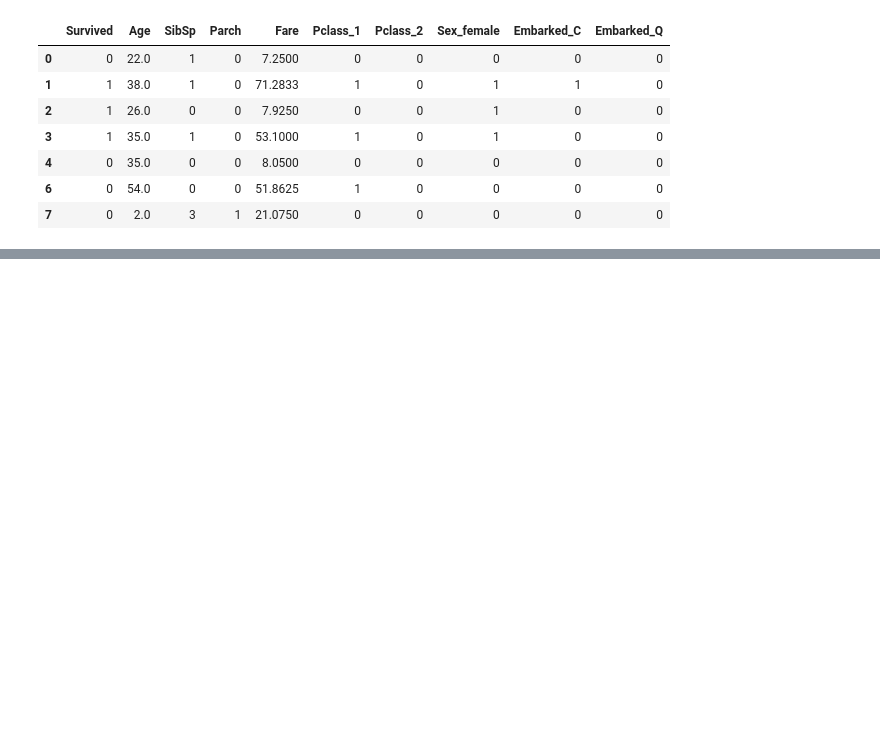
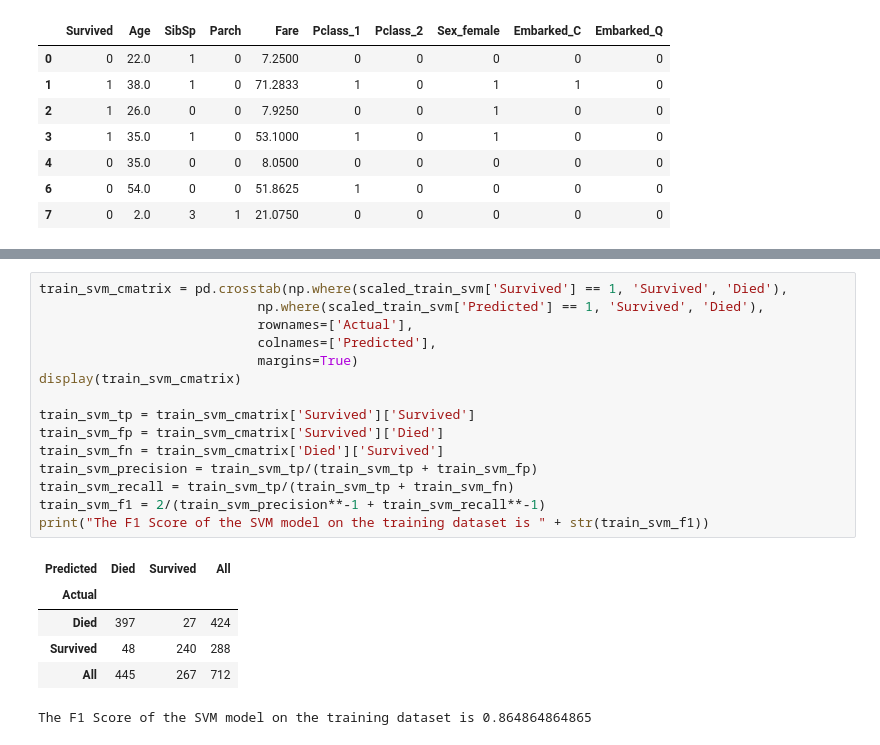
Before and after one commit to VCZLee/Jupyter-Notebooks, a Jupyter notebook: Kaggle/Titanic/Titanic Dataset - Python and data science basics.ipynb, the cells around one changed output, grey strips where cells are left out. Cells and saved outputs as stored; diff of their text form; blank space fills up the shorter version.

```diff
--- a/Kaggle/Titanic/Titanic Dataset - Python and data science basics.ipynb
+++ b/Kaggle/Titanic/Titanic Dataset - Python and data science basics.ipynb
@@ -607,0 +625,22 @@ scaled_train_svm.head(n = 7)
+# %%
+train_svm_cmatrix = pd.crosstab(np.where(scaled_train_svm['Survived'] == 1, 'Survived', 'Died'),
+                            np.where(scaled_train_svm['Predicted'] == 1, 'Survived', 'Died'),
+                            rownames=['Actual'],
+                            colnames=['Predicted'],
+                            margins=True)
+display(train_svm_cmatrix)
+
+train_svm_tp = train_svm_cmatrix['Survived']['Survived']
+train_svm_fp = train_svm_cmatrix['Survived']['Died']
+train_svm_fn = train_svm_cmatrix['Died']['Survived']
+train_svm_precision = train_svm_tp/(train_svm_tp + train_svm_fp)
+train_svm_recall = train_svm_tp/(train_svm_tp + train_svm_fn)
+train_svm_f1 = 2/(train_svm_precision**-1 + train_svm_recall**-1)
+print("The F1 Score of the SVM model on the training dataset is " + str(train_svm_f1))
+# %% [output]
+| Predicted | Died | Survived | All |
+| Actual |  |  |  |
+| Died | 397 | 27 | 424 |
+| Survived | 48 | 240 | 288 |
+| All | 445 | 267 | 712 |
+The F1 Score of the SVM model on the training dataset is 0.864864864865
```
Also changed, not shown: parts of 6 cells of this notebook.
